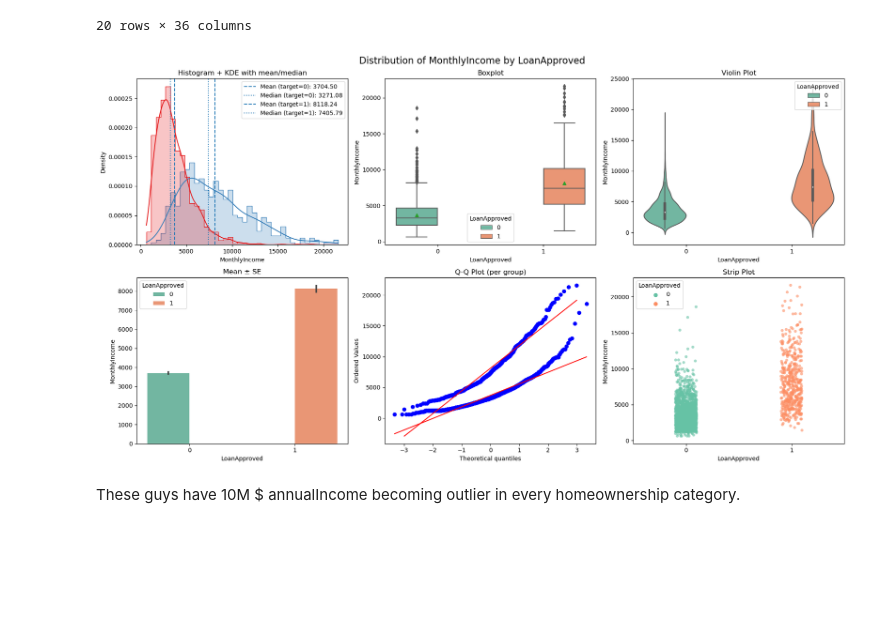
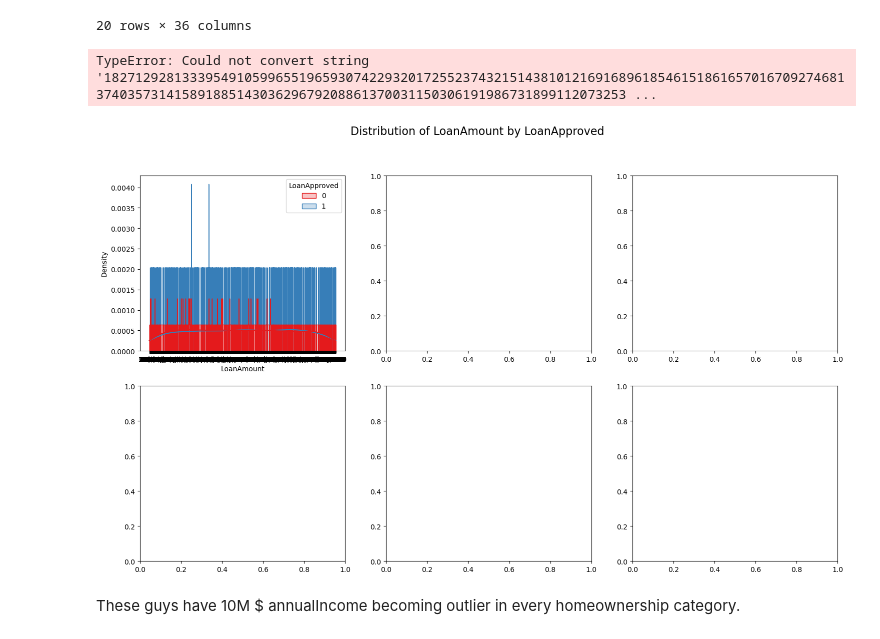
Before and after one commit to KimiyaVahidMotlagh/QBC-DA10-Group4Project1, a Jupyter notebook: DA10_EDA(Arash).ipynb, the cells around one changed output. Drawn from its saved outputs; the diff is of its cells as text; code cells hidden in the pictures; blank space fills up the shorter version.

```diff
--- a/DA10_EDA(Arash).ipynb
+++ b/DA10_EDA(Arash).ipynb
@@ -228,9 +228,10 @@ df[df['AnnualIncome'] >= 1e7]
 | 2046 | 2033-10-27 | 40 | 10000000 | 477 | Employed | High School | 13 | ... |
 20 rows × 36 columns
 # %%
-plot_feature_vs_target(homeowner, feature_col="MonthlyIncome", target_col="LoanApproved")
+plot_feature_vs_target(df, feature_col="LoanAmount", target_col="LoanApproved")
 # %% [output]
+TypeError: Could not convert string '1827129281333954910599655196593074229320172552374321514381012169168961854615186165701670927468137403573141589188514303629679208861370031150306191986731899112073253 ...
-[figure, old version]
+[figure, new version]
 # %% [markdown]
 These guys have 10M $ annualIncome becoming outlier in every homeownership category.
 # %%
```
Also changed, not shown: parts of 25 cells of this notebook.
